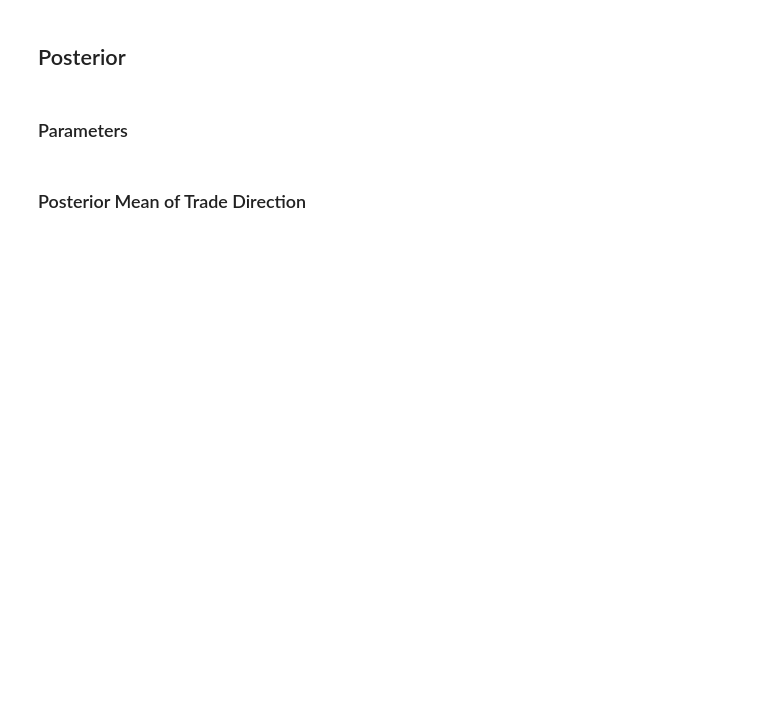
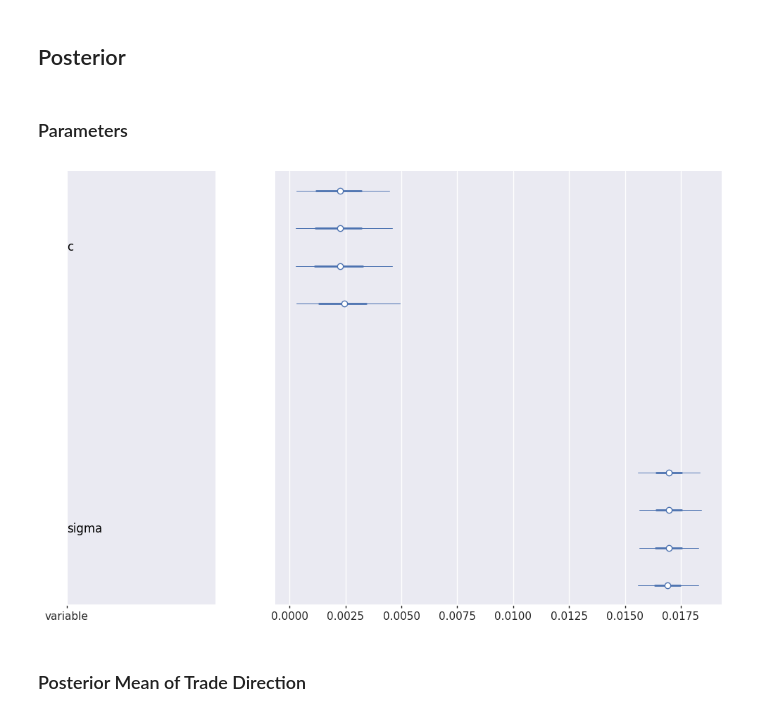
Before and after one commit to michaelnowotny/pyjags, a Jupyter notebook: notebooks/Trading Cost Estimation.ipynb, the cells around one changed output. Saved outputs shown, nothing was run; the diff lists cells and outputs as text; code cells hidden in the pictures; blank space fills up the shorter version.

```diff
--- a/notebooks/Trading Cost Estimation.ipynb
+++ b/notebooks/Trading Cost Estimation.ipynb
@@ -227,9 +244,11 @@ az.ess(idata, var_names=parameter_names)
 # %% [markdown]
 ### Parameters
 # %%
-az.plot_posterior(idata,
+az.plot_forest(idata,
                   var_names=parameter_names,
                   figure_kwargs={"figsize": figsize});
+# %% [output]
+[figure, added]
 # %% [markdown]
 ### Posterior Mean of Trade Direction
 # %%
```
Also changed, not shown: parts of 14 cells of this notebook, 4 other files.
